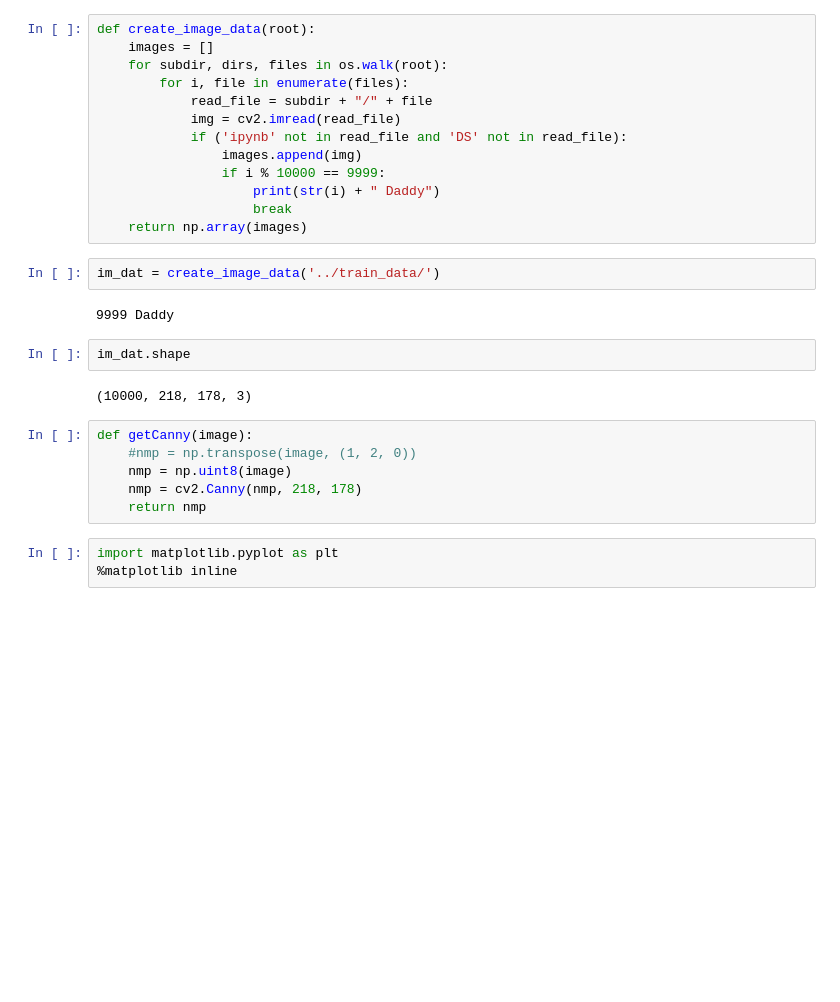
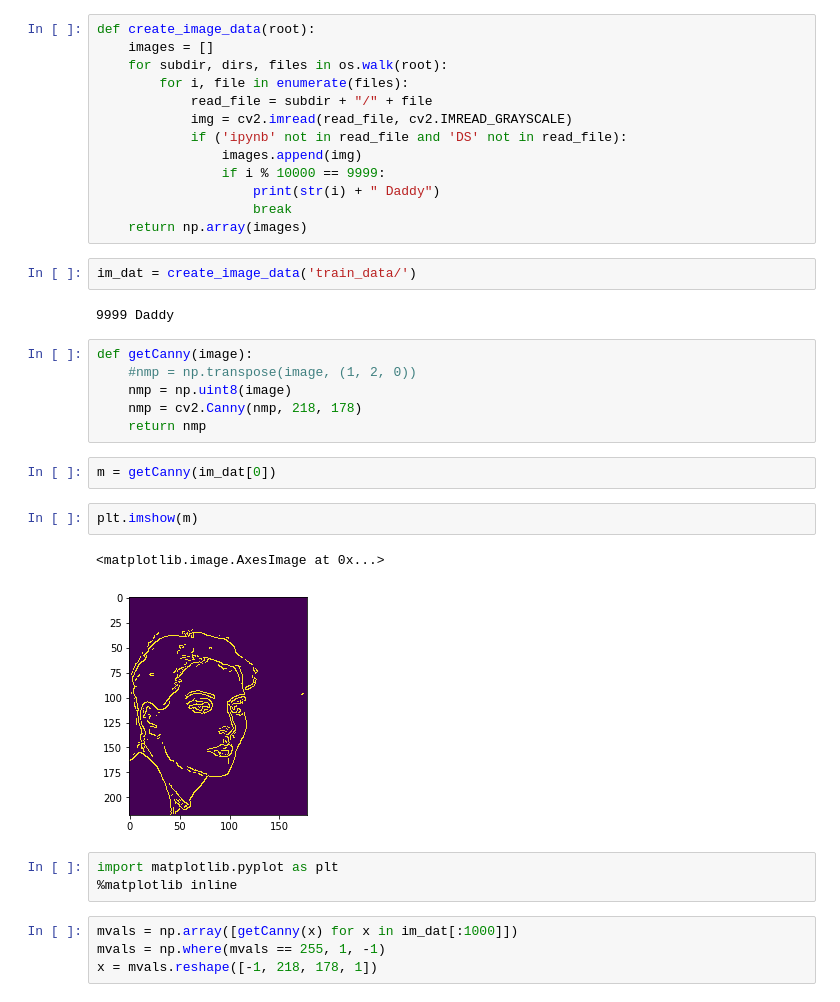
Before and after one commit to dtimokhi/Edge-DCGAN, a Jupyter notebook: keras_fix.ipynb, the cells around one changed output. Drawn from its saved outputs; the diff is of its cells as text; blank space fills up the shorter version.

```diff
--- a/keras_fix.ipynb
+++ b/keras_fix.ipynb
@@ -157,7 +198,7 @@ def create_image_data(root):
     for subdir, dirs, files in os.walk(root):
         for i, file in enumerate(files):
             read_file = subdir + "/" + file
-            img = cv2.imread(read_file)
+            img = cv2.imread(read_file, cv2.IMREAD_GRAYSCALE)
             if ('ipynb' not in read_file and 'DS' not in read_file):
                 images.append(img)
                 if i % 10000 == 9999:
@@ -165,19 +206,26 @@ def create_image_data(root):
                     break
     return np.array(images)
 # %%
-im_dat = create_image_data('../train_data/')
+im_dat = create_image_data('train_data/')
 # %% [output]
 9999 Daddy
-# %%
-im_dat.shape
-# %% [output]
-(10000, 218, 178, 3)
 # %%
 def getCanny(image):
     #nmp = np.transpose(image, (1, 2, 0))
     nmp = np.uint8(image)
     nmp = cv2.Canny(nmp, 218, 178)
     return nmp
+# %%
+m = getCanny(im_dat[0])
+# %%
+plt.imshow(m)
+# %% [output]
+<matplotlib.image.AxesImage at 0x...>
+[figure, added]
 # %%
 import matplotlib.pyplot as plt
 %matplotlib inline
+# %%
+mvals = np.array([getCanny(x) for x in im_dat[:1000]])
+mvals = np.where(mvals == 255, 1, -1)
+x = mvals.reshape([-1, 218, 178, 1])
```
Also changed, not shown: parts of 38 cells of this notebook.
